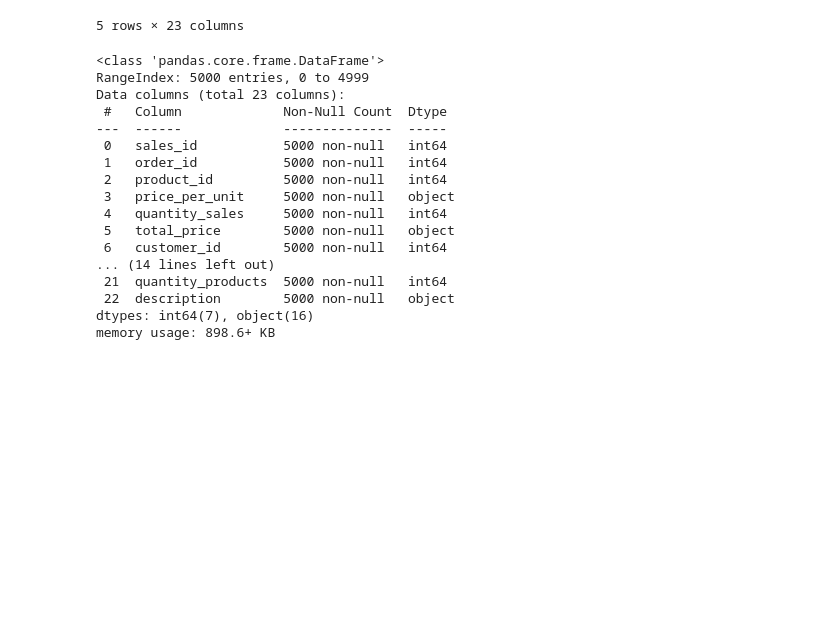
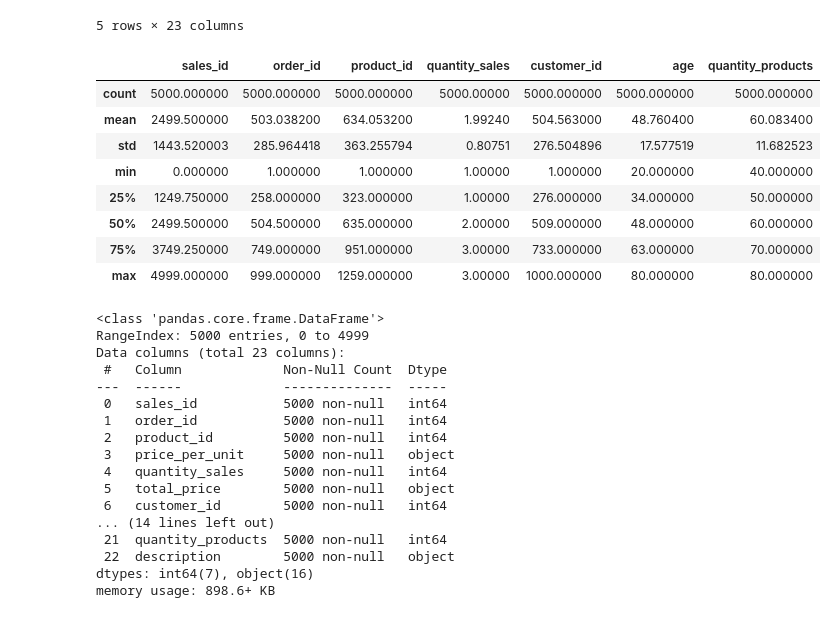
Before and after one commit to ykkhmrdn/Capstone-Project-DA, a Jupyter notebook: capstone_project_data_analytics.ipynb, the cells around one changed output. Drawn from its saved outputs; the diff is of its cells as text; code cells hidden in the pictures; blank space fills up the shorter version.

```diff
--- a/capstone_project_data_analytics.ipynb
+++ b/capstone_project_data_analytics.ipynb
@@ -86,6 +86,19 @@ df_eda.head(5) #Show only first 5 rows (To see how the dataset lookslike without
 | 3 | 3 | 1 | 1002 | $106,00 | 2 | $212,00 | 64 | $30.811,00 | ... |
 | 4 | 4 | 1 | 691 | $113,00 | 3 | $339,00 | 64 | $30.811,00 | ... |
 5 rows × 23 columns
+# %%
+# Display summary statistics
+df_eda.describe()
+# %% [output]
+|  | sales_id | order_id | product_id | quantity_sales | customer_id | age | quantity_products |
+| count | 5000.000000 | 5000.000000 | 5000.000000 | 5000.00000 | 5000.000000 | 5000.000000 | 5000.000000 |
+| mean | 2499.500000 | 503.038200 | 634.053200 | 1.99240 | 504.563000 | 48.760400 | 60.083400 |
+| std | 1443.520003 | 285.964418 | 363.255794 | 0.80751 | 276.504896 | 17.577519 | 11.682523 |
+| min | 0.000000 | 1.000000 | 1.000000 | 1.00000 | 1.000000 | 20.000000 | 40.000000 |
+| 25% | 1249.750000 | 258.000000 | 323.000000 | 1.00000 | 276.000000 | 34.000000 | 50.000000 |
+| 50% | 2499.500000 | 504.500000 | 635.000000 | 2.00000 | 509.000000 | 48.000000 | 60.000000 |
+| 75% | 3749.250000 | 749.000000 | 951.000000 | 3.00000 | 733.000000 | 63.000000 | 70.000000 |
+| max | 4999.000000 | 999.000000 | 1259.000000 | 3.00000 | 1000.000000 | 80.000000 | 80.000000 |
 # %%
 # To check the data types of each column
 
```
Also changed, not shown: parts of 3 cells of this notebook.
